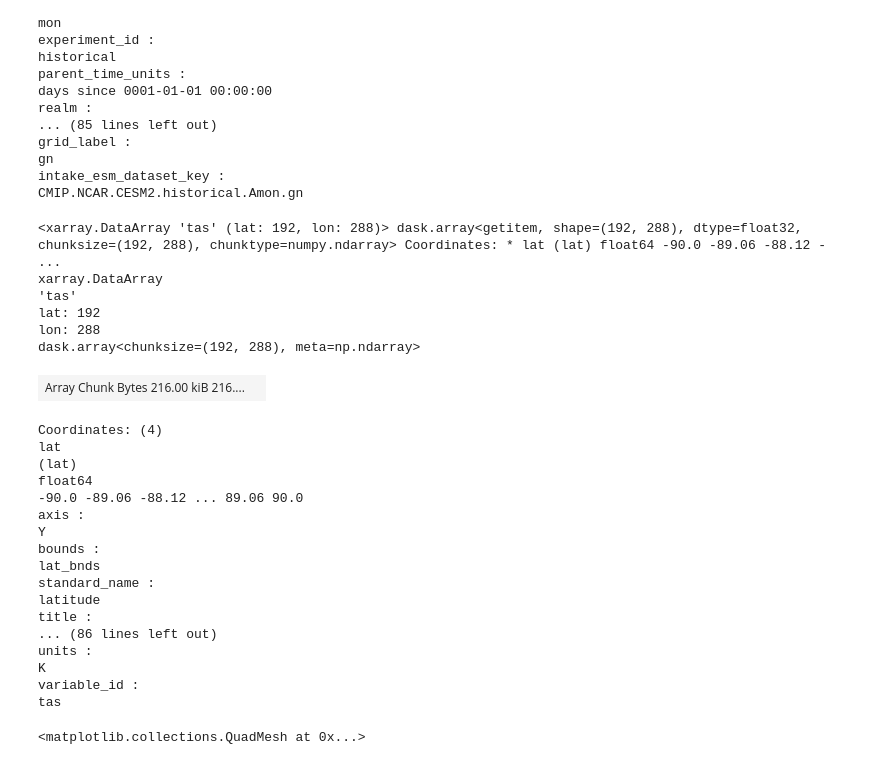
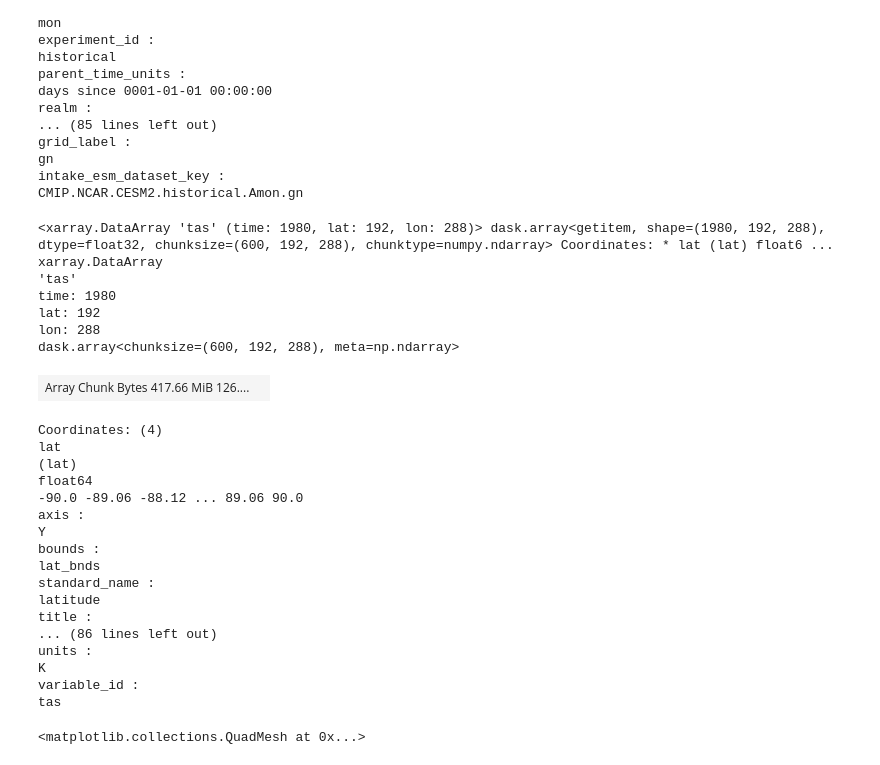
Before and after one commit to ClimComp/ClimateDataTools, a Jupyter notebook: Pangeo/simple_tas_example_(intake-esm).ipynb, the cells around one changed output. Drawn from its saved outputs; the diff is of its cells as text; code cells hidden in the pictures.

```diff
--- a/Pangeo/simple_tas_example_(intake-esm).ipynb
+++ b/Pangeo/simple_tas_example_(intake-esm).ipynb
@@ -179,19 +179,20 @@ gn
 intake_esm_dataset_key :
 CMIP.NCAR.CESM2.historical.Amon.gn
 # %%
-# selecting first year and first member-id
-var = ds[ds.variable_id].isel(member_id=0, time=0)
+# selecting first member-id
+var = ds[ds.variable_id].isel(member_id=0)
 name = var.long_name
 units = var.units
 var
 # %% [output]
-<xarray.DataArray 'tas' (lat: 192, lon: 288)> dask.array<getitem, shape=(192, 288), dtype=float32, chunksize=(192, 288), chunktype=numpy.ndarray> Coordinates: * lat (lat) float64 -90.0 -89.06 -88.12 - ...
+<xarray.DataArray 'tas' (time: 1980, lat: 192, lon: 288)> dask.array<getitem, shape=(1980, 192, 288), dtype=float32, chunksize=(600, 192, 288), chunktype=numpy.ndarray> Coordinates: * lat (lat) float6 ...
 xarray.DataArray
 'tas'
+time: 1980
 lat: 192
 lon: 288
-dask.array<chunksize=(192, 288), meta=np.ndarray>
+dask.array<chunksize=(600, 192, 288), meta=np.ndarray>
-| Array Chunk Bytes 216.00 kiB 216.... |  |
+| Array Chunk Bytes 417.66 MiB 126.... |  |
 Coordinates: (4)
 lat
 (lat)
```
Also changed, not shown: parts of 5 cells of this notebook, 1 other file.
